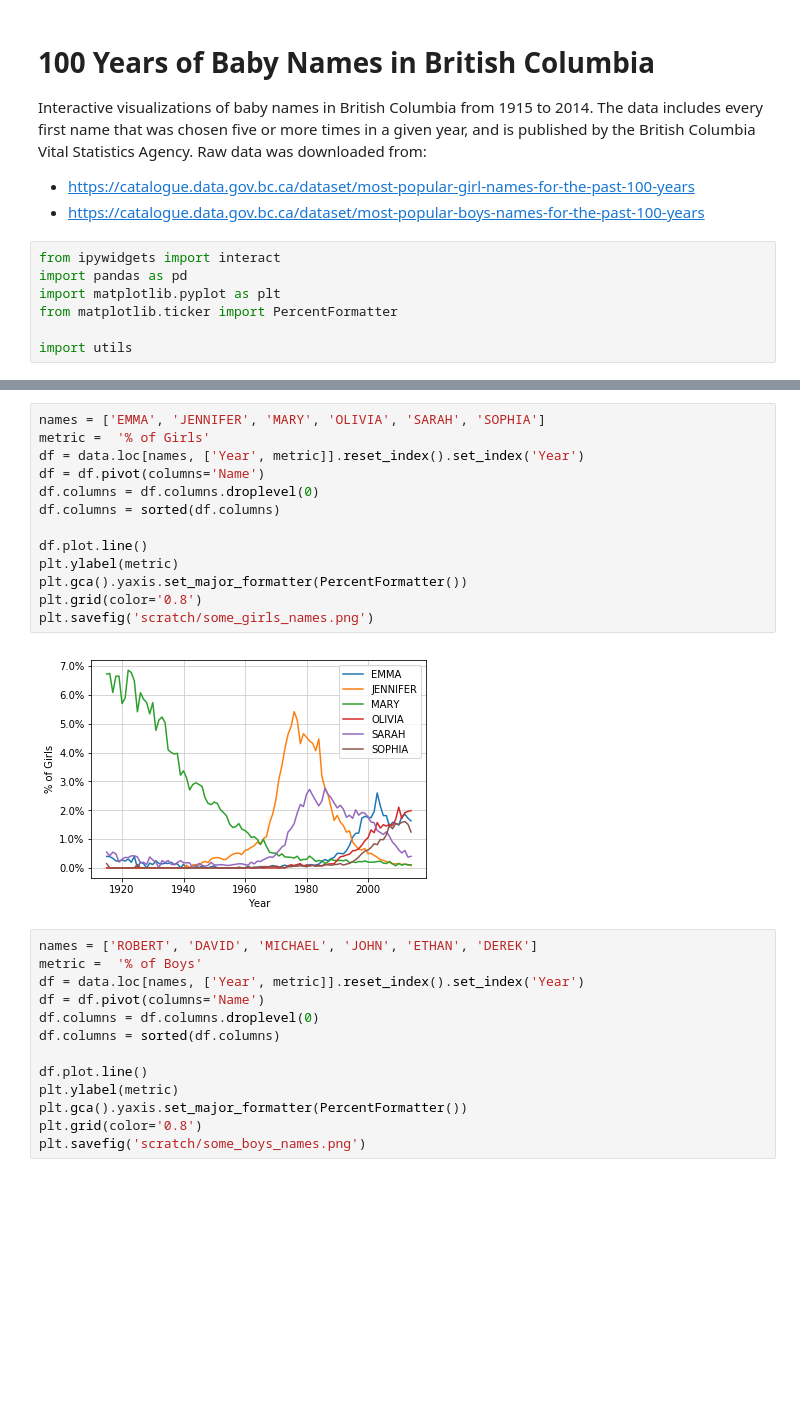
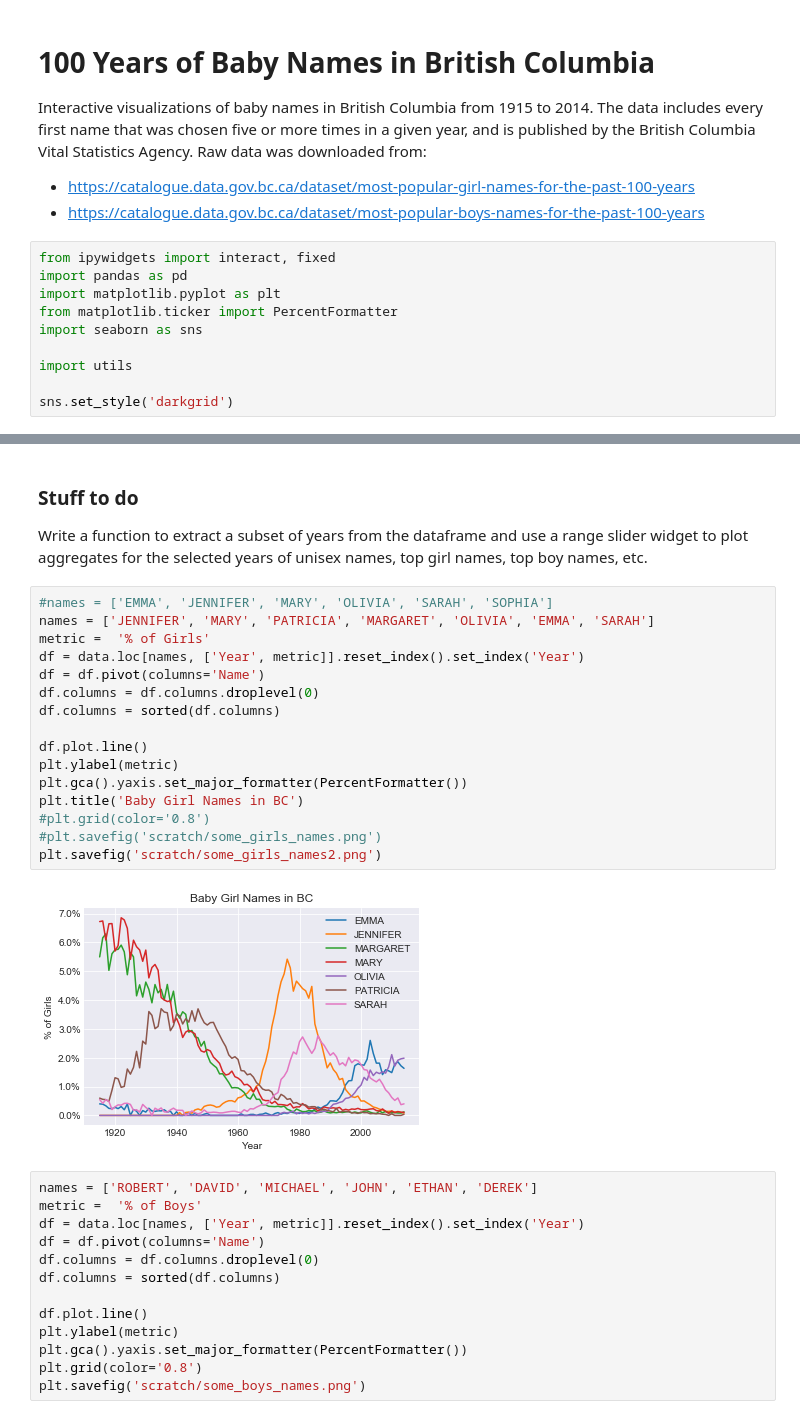
Before and after one commit to jenfly/bc-baby-names, a Jupyter notebook: Baby Names.ipynb, the cells around one changed output, grey strips where cells are left out. Cells and saved outputs as stored; diff of their text form; blank space fills up the shorter version.

```diff
--- a/Baby Names.ipynb
+++ b/Baby Names.ipynb
@@ -6,12 +6,15 @@ Interactive visualizations of baby names in British Columbia from 1915 to 2014.
 - https://catalogue.data.gov.bc.ca/dataset/most-popular-girl-names-for-the-past-100-years
 - https://catalogue.data.gov.bc.ca/dataset/most-popular-boys-names-for-the-past-100-years
 # %%
-from ipywidgets import interact
+from ipywidgets import interact, fixed
 import pandas as pd
 import matplotlib.pyplot as plt
 from matplotlib.ticker import PercentFormatter
+import seaborn as sns
 
 import utils
+
+sns.set_style('darkgrid')
 # %%
 data = utils.get_names_data(girls_file='data/bc-popular-girls-names.csv',
                             boys_file='data/bc-popular-boys-names.csv',
@@ -42,18 +233,25 @@ data[data.index.isin(['JENNIFER', 'JOHN', 'JORDAN', 'MORGAN']) & (data['Year'] =
+# %% [markdown]
+### Stuff to do
+
+Write a function to extract a subset of years from the dataframe and use a range slider widget to plot aggregates for the selected years of unisex names, top girl names, top boy names, etc.
 # %%
-names = ['EMMA', 'JENNIFER', 'MARY', 'OLIVIA', 'SARAH', 'SOPHIA']
+#names = ['EMMA', 'JENNIFER', 'MARY', 'OLIVIA', 'SARAH', 'SOPHIA']
+names = ['JENNIFER', 'MARY', 'PATRICIA', 'MARGARET', 'OLIVIA', 'EMMA', 'SARAH']
 metric =  '% of Girls'
 df = data.loc[names, ['Year', metric]].reset_index().set_index('Year')
 df = df.pivot(columns='Name')
 df.columns = df.columns.droplevel(0)
 df.columns = sorted(df.columns)
 
 df.plot.line()
 plt.ylabel(metric)
 plt.gca().yaxis.set_major_formatter(PercentFormatter())
-plt.grid(color='0.8')
-plt.savefig('scratch/some_girls_names.png')
+plt.title('Baby Girl Names in BC')
+#plt.grid(color='0.8')
+#plt.savefig('scratch/some_girls_names.png')
+plt.savefig('scratch/some_girls_names2.png')
 # %% [output]
-[figure, old version]
+[figure, new version]
 # %%
 names = ['ROBERT', 'DAVID', 'MICHAEL', 'JOHN', 'ETHAN', 'DEREK']
 metric =  '% of Boys'
```
Also changed, not shown: parts of 19 cells of this notebook.
